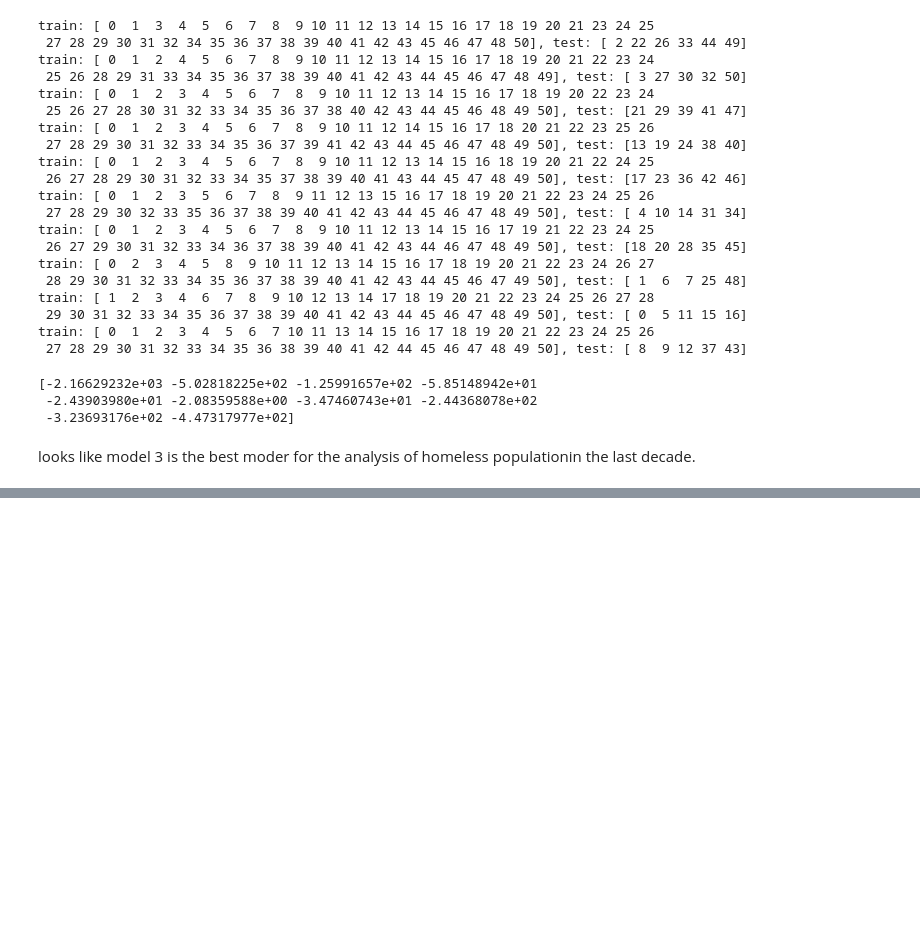
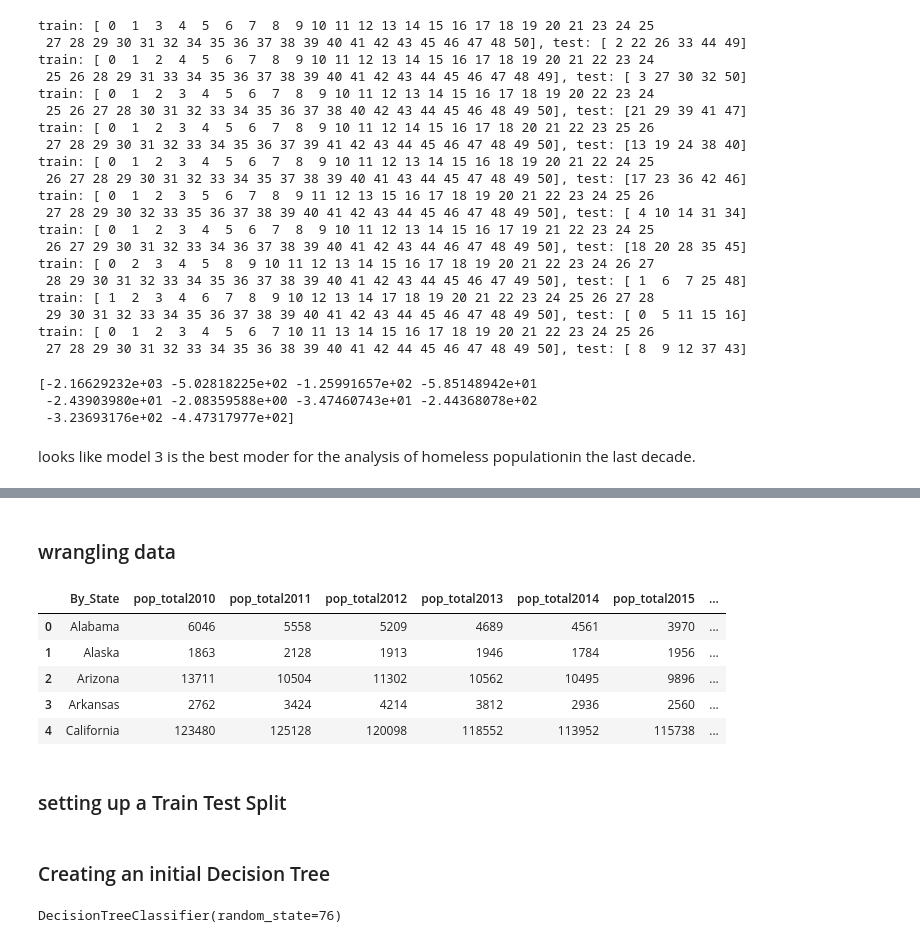
Before and after one commit to JSells96/HomelessnessGroupProject, a Jupyter notebook: Code/Python Language/Hanyury's machine learning .ipynb, the cells around one changed output, grey strips where cells are left out. Cells and saved outputs as stored; diff of their text form; code cells hidden in the pictures; blank space fills up the shorter version.

```diff
--- a/Code/Python Language/Hanyury's machine learning .ipynb
+++ b/Code/Python Language/Hanyury's machine learning .ipynb
@@ -154,0 +274,12 @@ looks like model 3 is the best moder for the analysis of homeless populationin t
+# %% [markdown]
+### wrangling data
+# %%
+homelesspop2 = homelesspop.drop('States', axis=1)
+homelesspop2.head()
+# %% [output]
+|  | By_State | pop_total2010 | pop_total2011 | pop_total2012 | pop_total2013 | pop_total2014 | pop_total2015 | ... |
+| 0 | Alabama | 6046 | 5558 | 5209 | 4689 | 4561 | 3970 | ... |
+| 1 | Alaska | 1863 | 2128 | 1913 | 1946 | 1784 | 1956 | ... |
+| 2 | Arizona | 13711 | 10504 | 11302 | 10562 | 10495 | 9896 | ... |
+| 3 | Arkansas | 2762 | 3424 | 4214 | 3812 | 2936 | 2560 | ... |
+| 4 | California | 123480 | 125128 | 120098 | 118552 | 113952 | 115738 | ... |
@@ -154,0 +289,2 @@ looks like model 3 is the best moder for the analysis of homeless populationin t
+# %% [markdown]
+### setting up a Train Test Split
@@ -154,0 +293,7 @@ looks like model 3 is the best moder for the analysis of homeless populationin t
+# %% [markdown]
+### Creating an initial Decision Tree
+# %%
+decisionTree = DecisionTreeClassifier(random_state=76)
+decisionTree.fit(x_train, y_train)
+# %% [output]
+DecisionTreeClassifier(random_state=76)
```
Also changed, not shown: parts of 35 cells of this notebook.
